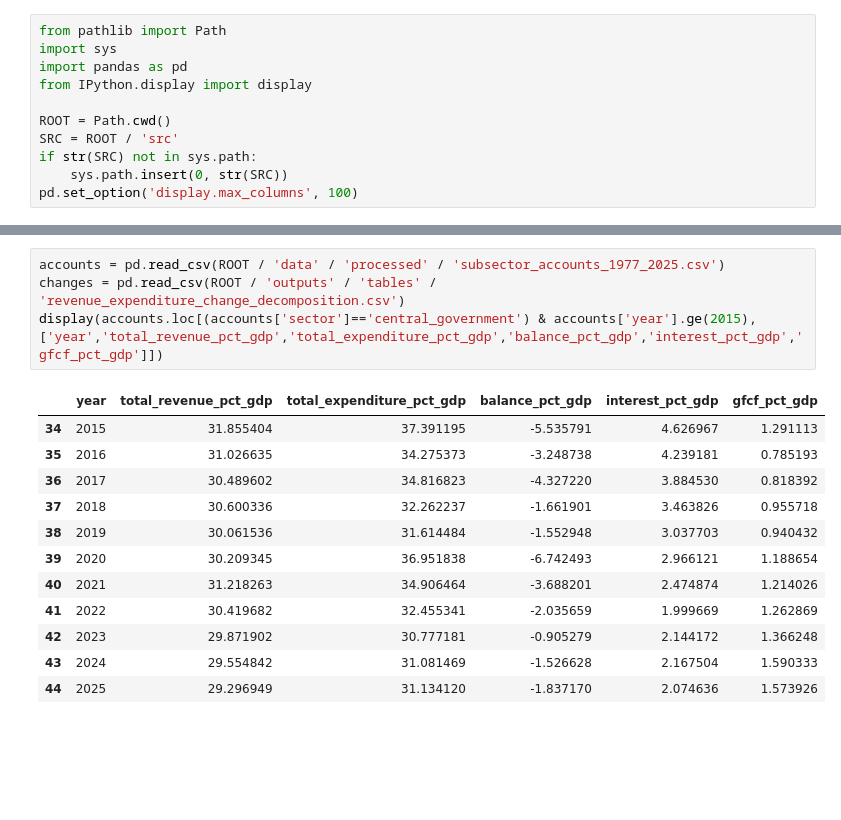
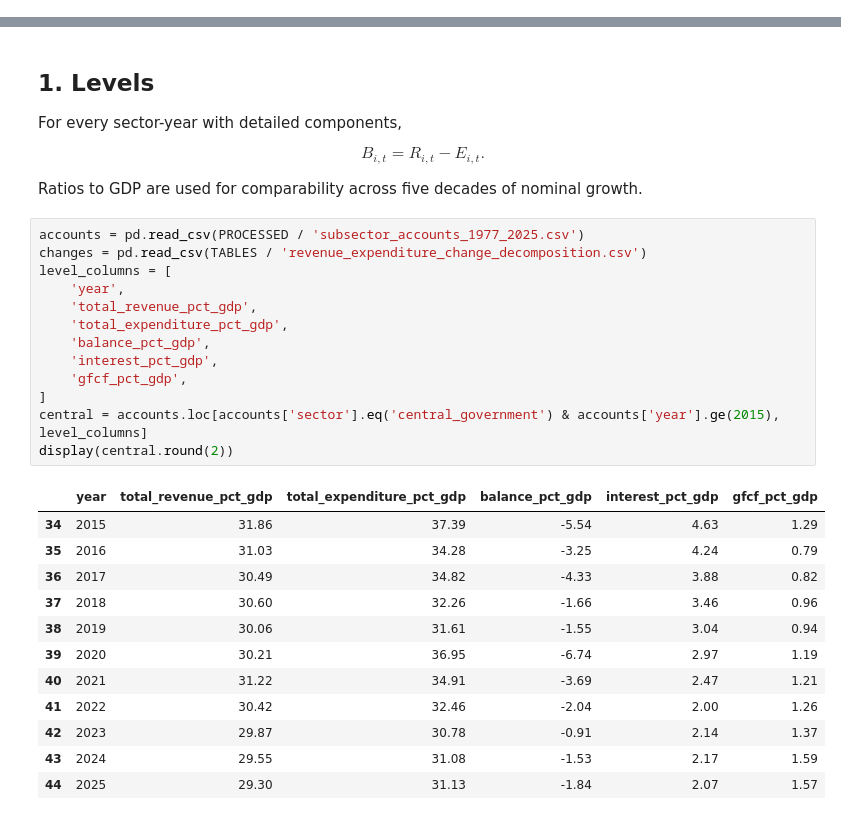
Before and after one commit to DiogoRibeiro7/portugal-fiscal-balance, a Jupyter notebook: notebooks/05_revenue_expenditure.ipynb, the cells around one changed output, grey strips where cells are left out. Saved outputs shown, nothing was run; the diff lists cells and outputs as text; blank space fills up the shorter version.

```diff
--- a/notebooks/05_revenue_expenditure.ipynb
+++ b/notebooks/05_revenue_expenditure.ipynb
@@ -5,11 +15,0 @@ Move from B.9 levels to the exact identity $B=R-E$ and its adjacent-year change
-# %%
-from pathlib import Path
-import sys
-import pandas as pd
-from IPython.display import display
-
-ROOT = Path.cwd()
-SRC = ROOT / 'src'
-if str(SRC) not in sys.path:
-    sys.path.insert(0, str(SRC))
-pd.set_option('display.max_columns', 100)
@@ -16,17 +53,34 @@ pd.set_option('display.max_columns', 100)
+# %% [markdown]
+## 1. Levels
+
+For every sector-year with detailed components,
+
+$$B_{i,t} = R_{i,t} - E_{i,t}.$$
+
+Ratios to GDP are used for comparability across five decades of nominal growth.
 # %%
-accounts = pd.read_csv(ROOT / 'data' / 'processed' / 'subsector_accounts_1977_2025.csv')
-changes = pd.read_csv(ROOT / 'outputs' / 'tables' / 'revenue_expenditure_change_decomposition.csv')
-display(accounts.loc[(accounts['sector']=='central_government') & accounts['year'].ge(2015), ['year','total_revenue_pct_gdp','total_expenditure_pct_gdp','balance_pct_gdp','interest_pct_gdp','gfcf_pct_gdp']])
+accounts = pd.read_csv(PROCESSED / 'subsector_accounts_1977_2025.csv')
+changes = pd.read_csv(TABLES / 'revenue_expenditure_change_decomposition.csv')
+level_columns = [
+    'year',
+    'total_revenue_pct_gdp',
+    'total_expenditure_pct_gdp',
+    'balance_pct_gdp',
+    'interest_pct_gdp',
+    'gfcf_pct_gdp',
+]
+central = accounts.loc[accounts['sector'].eq('central_government') & accounts['year'].ge(2015), level_columns]
+display(central.round(2))
 # %% [output]
 |  | year | total_revenue_pct_gdp | total_expenditure_pct_gdp | balance_pct_gdp | interest_pct_gdp | gfcf_pct_gdp |
-| 34 | 2015 | 31.855404 | 37.391195 | -5.535791 | 4.626967 | 1.291113 |
-| 35 | 2016 | 31.026635 | 34.275373 | -3.248738 | 4.239181 | 0.785193 |
-| 36 | 2017 | 30.489602 | 34.816823 | -4.327220 | 3.884530 | 0.818392 |
-| 37 | 2018 | 30.600336 | 32.262237 | -1.661901 | 3.463826 | 0.955718 |
-| 38 | 2019 | 30.061536 | 31.614484 | -1.552948 | 3.037703 | 0.940432 |
-| 39 | 2020 | 30.209345 | 36.951838 | -6.742493 | 2.966121 | 1.188654 |
-| 40 | 2021 | 31.218263 | 34.906464 | -3.688201 | 2.474874 | 1.214026 |
-| 41 | 2022 | 30.419682 | 32.455341 | -2.035659 | 1.999669 | 1.262869 |
-| 42 | 2023 | 29.871902 | 30.777181 | -0.905279 | 2.144172 | 1.366248 |
-| 43 | 2024 | 29.554842 | 31.081469 | -1.526628 | 2.167504 | 1.590333 |
-| 44 | 2025 | 29.296949 | 31.134120 | -1.837170 | 2.074636 | 1.573926 |
+| 34 | 2015 | 31.86 | 37.39 | -5.54 | 4.63 | 1.29 |
+| 35 | 2016 | 31.03 | 34.28 | -3.25 | 4.24 | 0.79 |
+| 36 | 2017 | 30.49 | 34.82 | -4.33 | 3.88 | 0.82 |
+| 37 | 2018 | 30.60 | 32.26 | -1.66 | 3.46 | 0.96 |
+| 38 | 2019 | 30.06 | 31.61 | -1.55 | 3.04 | 0.94 |
+| 39 | 2020 | 30.21 | 36.95 | -6.74 | 2.97 | 1.19 |
+| 40 | 2021 | 31.22 | 34.91 | -3.69 | 2.47 | 1.21 |
+| 41 | 2022 | 30.42 | 32.46 | -2.04 | 2.00 | 1.26 |
+| 42 | 2023 | 29.87 | 30.78 | -0.91 | 2.14 | 1.37 |
+| 43 | 2024 | 29.55 | 31.08 | -1.53 | 2.17 | 1.59 |
+| 44 | 2025 | 29.30 | 31.13 | -1.84 | 2.07 | 1.57 |
```
Also changed, not shown: parts of 13 cells of this notebook, 31 other files.
